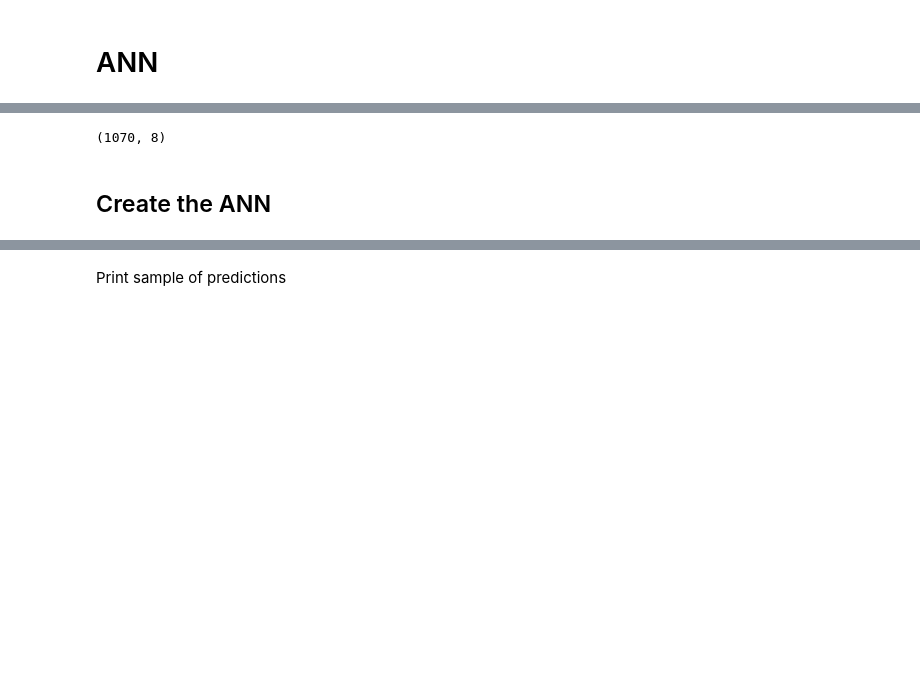
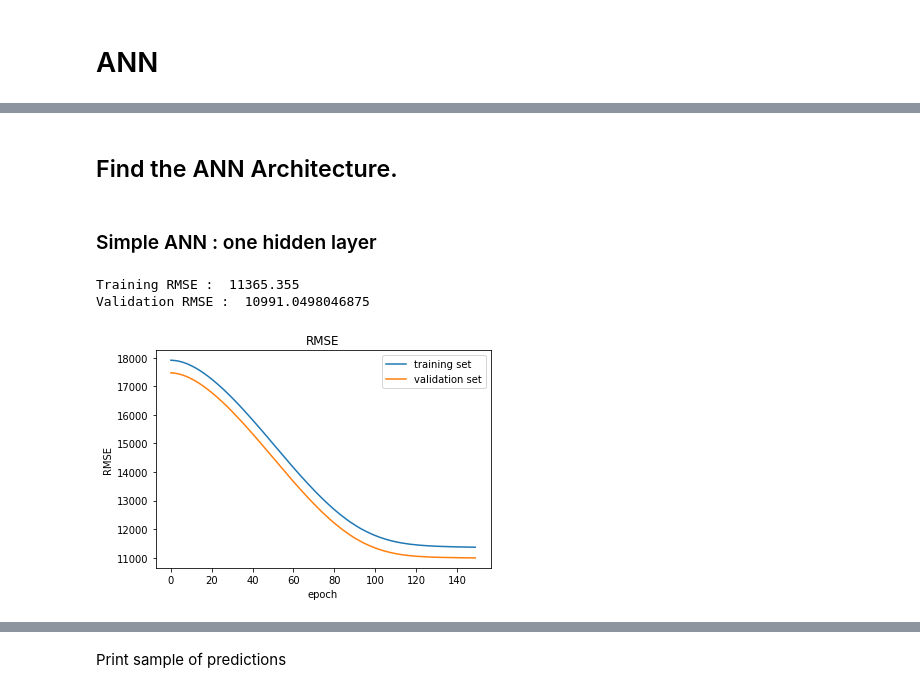
Before and after one commit to WoradeeKongthong/medical_cost_regression, a Jupyter notebook: 09_MedicalCost_ANN.ipynb, the cells around one changed output, grey strips where cells are left out. Saved outputs shown, nothing was run; the diff lists cells and outputs as text; code cells hidden in the pictures; blank space fills up the shorter version.

```diff
--- a/09_MedicalCost_ANN.ipynb
+++ b/09_MedicalCost_ANN.ipynb
@@ -28,8 +72,8 @@ df
 # %% [markdown]
 ## X and y
 # %%
-X = df.iloc[:,:-1].values
-y = df.iloc[:, -1].values
+X = df.iloc[:,:-1]
+y = df.iloc[:, -1]
 # %%
 X
 # %% [output]
@@ -64,0 +113,7 @@ array([[0.0, 1.0, 0.0, 0.0, 1.0, 19, 27.9, 0],
+# %%
+# OneHotEncoder on 'sex', 'smoker' and 'region' columns'
+ct = ColumnTransformer(transformers=[
+                                     ('encoder', OneHotEncoder(drop='first'),['sex','smoker','region']),
+                                     ('scaler', StandardScaler(),['bmi'])]
+                       ,remainder='passthrough')
+X = ct.fit_transform(X)
@@ -76,6 +148,36 @@ from keras.layers import Dense
-# %%
-X_train.shape
-# %% [output]
-(1070, 8)
 # %% [markdown]
-## Create the ANN
+## Find the ANN Architecture.
+# %% [markdown]
+### Simple ANN : one hidden layer
+# %%
+# create the ANN
+regressor = Sequential()
+regressor.add(Dense(units=8,kernel_initializer='normal',activation='relu',input_dim=8))
+regressor.add(Dense(units=1,kernel_initializer='normal'))
+
+# compile the ANN
+regressor.compile(optimizer='adam', loss='mean_squared_error', metrics=[keras.metrics.RootMeanSquaredError()])
+
+# train the model with automatic varification dataset (training vs validation set)
+history = regressor.fit(X_train, y_train, validation_split=0.2, batch_size=10, epochs=150, verbose=0)
+
+# function for showing the evaluation of the model
+def evaluate_model(history):
+  # print final metrics for training and validation sets
+  print('Training RMSE : ', history.history['root_mean_squared_error'][-1])
+  print('Validation RMSE : ', history.history['val_root_mean_squared_error'][-1])
+
+  # plot the model evaluation
+  plt.plot(history.history['root_mean_squared_error'])
+  plt.plot(history.history['val_root_mean_squared_error'])
+  plt.title('RMSE')
+  plt.ylabel('RMSE')
+  plt.xlabel('epoch')
+  plt.legend(['training set', 'validation set'], loc='upper right')
+  plt.show()
+
+evaluate_model(history)
+# %% [output]
+Training RMSE :  11365.355
+Validation RMSE :  10991.0498046875
+[figure, added]
```
Also changed, not shown: parts of 44 cells of this notebook.
